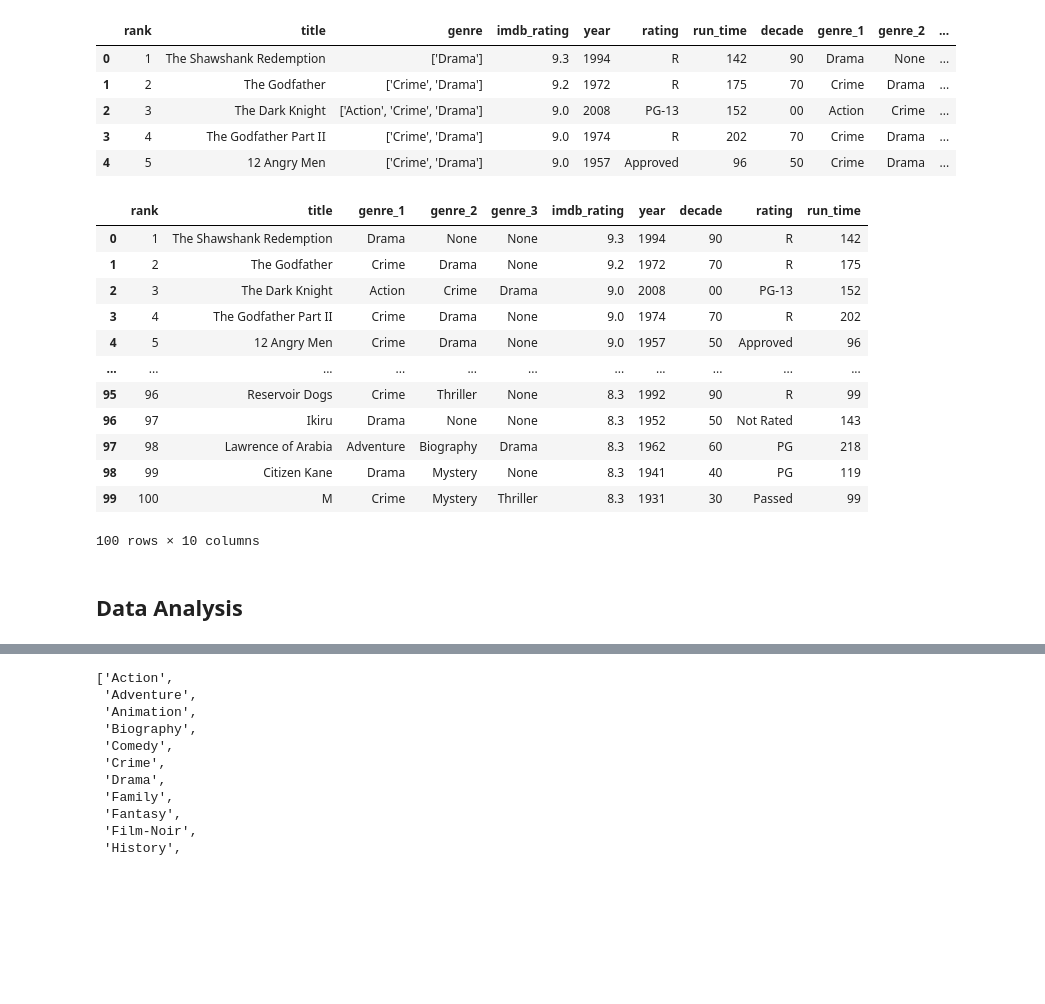
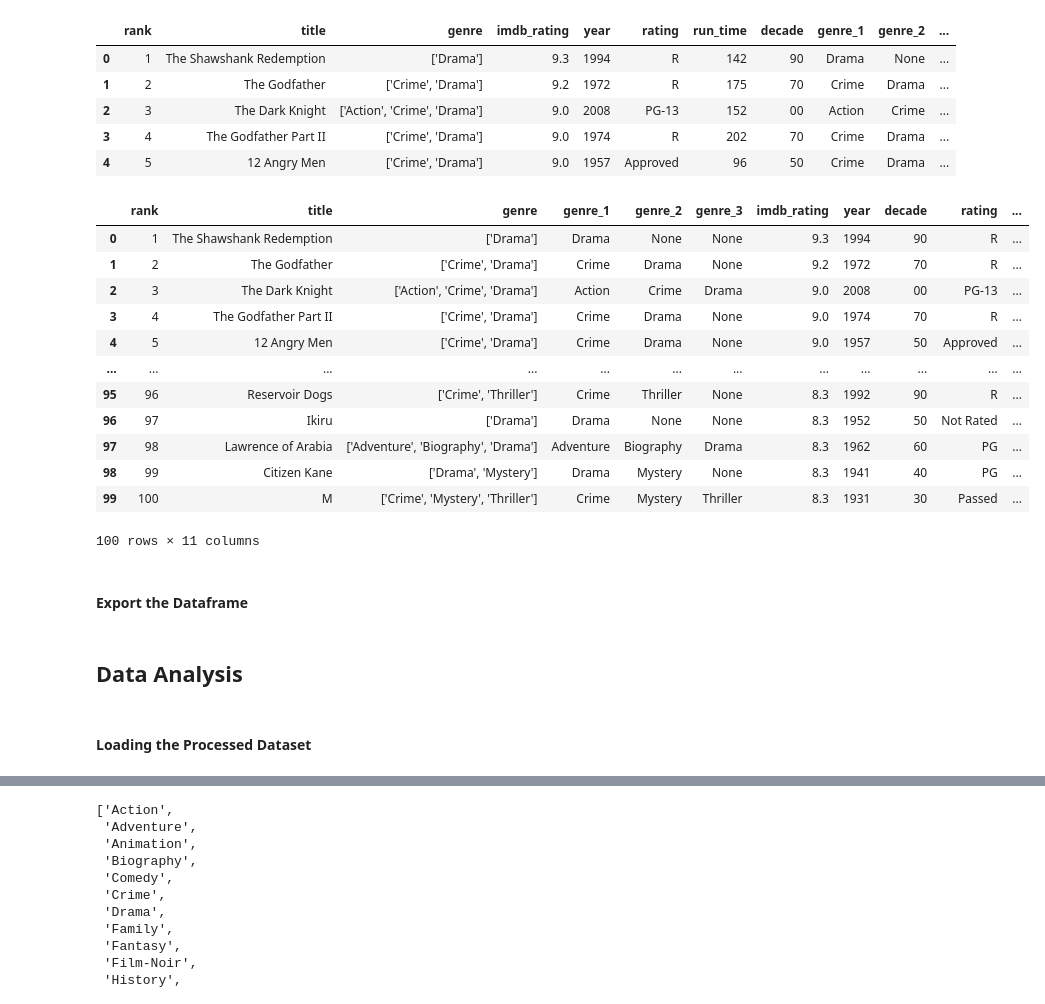
Before and after one commit to KeeganDavis/data-projects, a Jupyter notebook: data-analysis/top-100-movies/notebooks/top_100_movies_analysis.ipynb, the cells around one changed output, grey strips where cells are left out. Saved outputs shown, nothing was run; the diff lists cells and outputs as text; code cells hidden in the pictures; blank space fills up the shorter version.

```diff
--- a/data-analysis/top-100-movies/notebooks/top_100_movies_analysis.ipynb
+++ b/data-analysis/top-100-movies/notebooks/top_100_movies_analysis.ipynb
@@ -116,25 +120,29 @@ df.head()
 | 4 | 5 | 12 Angry Men | ['Crime', 'Drama'] | 9.0 | 1957 | Approved | 96 | 50 | Crime | Drama | ... |
 # %%
 # organize columns to get decade after year and genres
-df = df[['rank', 'title', 'genre_1', 'genre_2', 'genre_3', 'imdb_rating', 'year', 'decade', 'rating', 'run_time']]
+df = df[['rank', 'title', 'genre', 'genre_1', 'genre_2', 'genre_3', 'imdb_rating', 'year', 'decade', 'rating', 'run_time']]
 
 df
 # %% [output]
-|  | rank | title | genre_1 | genre_2 | genre_3 | imdb_rating | year | decade | rating | run_time |
-| 0 | 1 | The Shawshank Redemption | Drama | None | None | 9.3 | 1994 | 90 | R | 142 |
-| 1 | 2 | The Godfather | Crime | Drama | None | 9.2 | 1972 | 70 | R | 175 |
-| 2 | 3 | The Dark Knight | Action | Crime | Drama | 9.0 | 2008 | 00 | PG-13 | 152 |
-| 3 | 4 | The Godfather Part II | Crime | Drama | None | 9.0 | 1974 | 70 | R | 202 |
-| 4 | 5 | 12 Angry Men | Crime | Drama | None | 9.0 | 1957 | 50 | Approved | 96 |
-| ... | ... | ... | ... | ... | ... | ... | ... | ... | ... | ... |
-| 95 | 96 | Reservoir Dogs | Crime | Thriller | None | 8.3 | 1992 | 90 | R | 99 |
-| 96 | 97 | Ikiru | Drama | None | None | 8.3 | 1952 | 50 | Not Rated | 143 |
-| 97 | 98 | Lawrence of Arabia | Adventure | Biography | Drama | 8.3 | 1962 | 60 | PG | 218 |
-| 98 | 99 | Citizen Kane | Drama | Mystery | None | 8.3 | 1941 | 40 | PG | 119 |
-| 99 | 100 | M | Crime | Mystery | Thriller | 8.3 | 1931 | 30 | Passed | 99 |
+|  | rank | title | genre | genre_1 | genre_2 | genre_3 | imdb_rating | year | decade | rating | ... |
+| 0 | 1 | The Shawshank Redemption | ['Drama'] | Drama | None | None | 9.3 | 1994 | 90 | R | ... |
+| 1 | 2 | The Godfather | ['Crime', 'Drama'] | Crime | Drama | None | 9.2 | 1972 | 70 | R | ... |
+| 2 | 3 | The Dark Knight | ['Action', 'Crime', 'Drama'] | Action | Crime | Drama | 9.0 | 2008 | 00 | PG-13 | ... |
+| 3 | 4 | The Godfather Part II | ['Crime', 'Drama'] | Crime | Drama | None | 9.0 | 1974 | 70 | R | ... |
+| 4 | 5 | 12 Angry Men | ['Crime', 'Drama'] | Crime | Drama | None | 9.0 | 1957 | 50 | Approved | ... |
+| ... | ... | ... | ... | ... | ... | ... | ... | ... | ... | ... | ... |
+| 95 | 96 | Reservoir Dogs | ['Crime', 'Thriller'] | Crime | Thriller | None | 8.3 | 1992 | 90 | R | ... |
+| 96 | 97 | Ikiru | ['Drama'] | Drama | None | None | 8.3 | 1952 | 50 | Not Rated | ... |
+| 97 | 98 | Lawrence of Arabia | ['Adventure', 'Biography', 'Drama'] | Adventure | Biography | Drama | 8.3 | 1962 | 60 | PG | ... |
+| 98 | 99 | Citizen Kane | ['Drama', 'Mystery'] | Drama | Mystery | None | 8.3 | 1941 | 40 | PG | ... |
+| 99 | 100 | M | ['Crime', 'Mystery', 'Thriller'] | Crime | Mystery | Thriller | 8.3 | 1931 | 30 | Passed | ... |
-100 rows × 10 columns
+100 rows × 11 columns
+# %% [markdown]
+#### Export the Dataframe
 # %%
 df.to_csv('../data/processed/top_100_movies_processed.csv', index=False, header=True)
 # %% [markdown]
 ## Data Analysis
+# %% [markdown]
+#### Loading the Processed Dataset
 # %%
```
Also changed, not shown: parts of 20 cells of this notebook, 1 other file.
